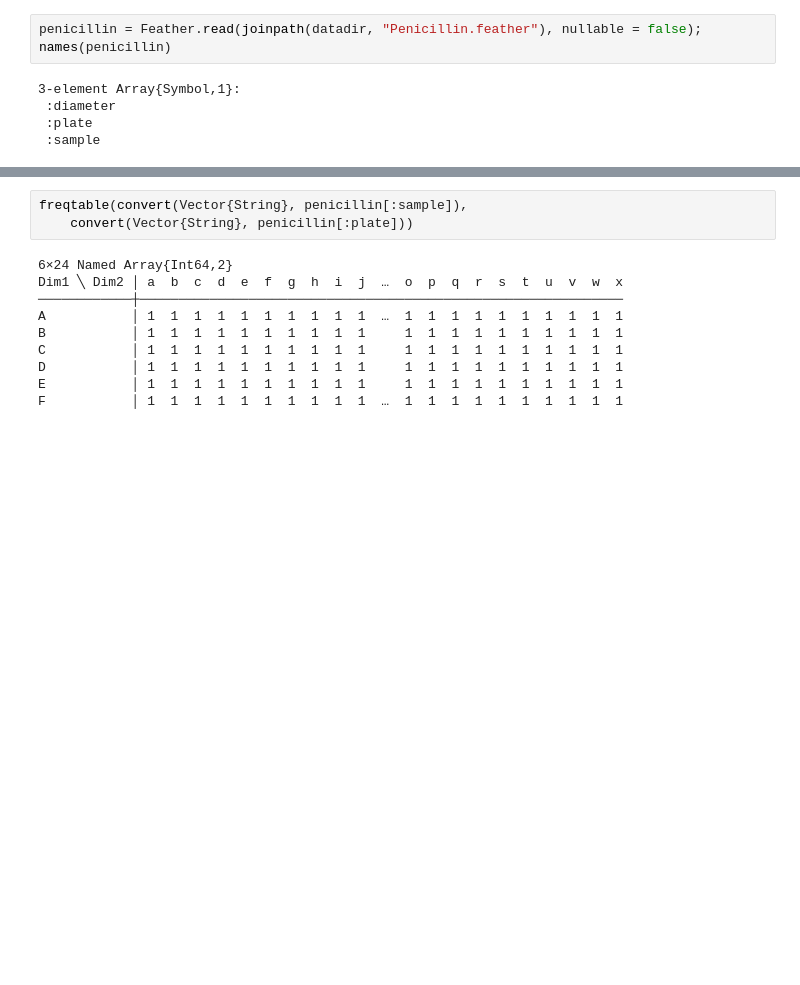
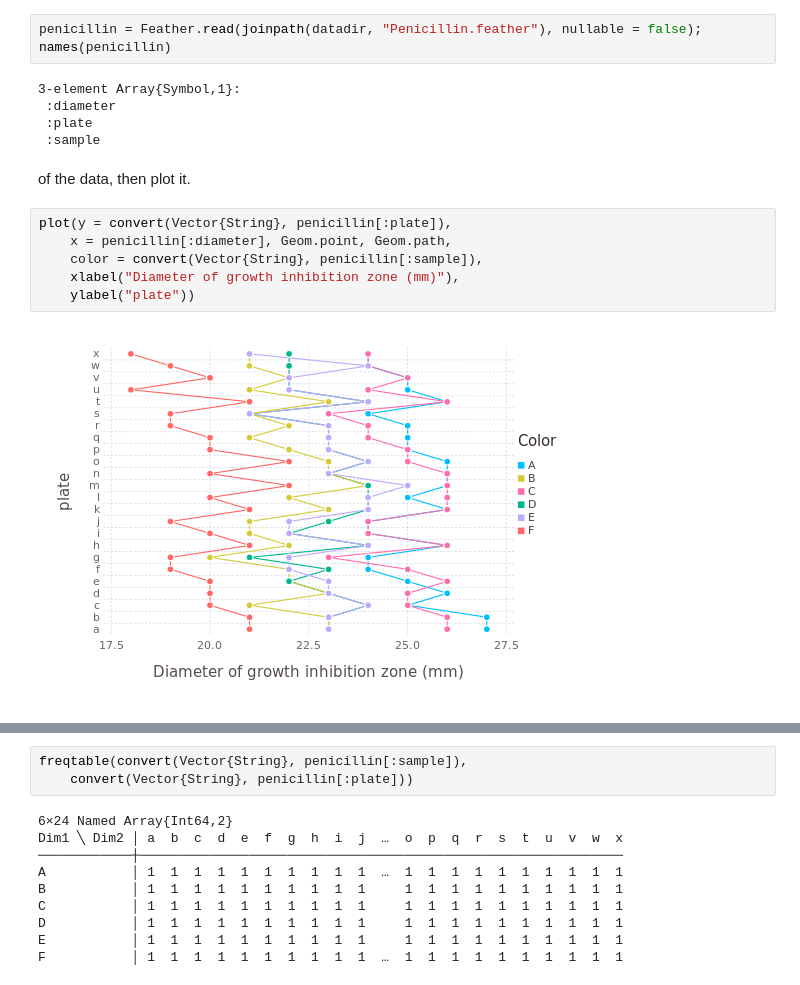
Before and after one commit to dmbates/MixedModelsinJulia, a Jupyter notebook: MultipleTerms.ipynb, the cells around one changed output, grey strips where cells are left out. Saved outputs shown, nothing was run; the diff lists cells and outputs as text; blank space fills up the shorter version.

```diff
--- a/MultipleTerms.ipynb
+++ b/MultipleTerms.ipynb
@@ -50,4 +49,14 @@ names(penicillin)
  :diameter
  :plate
  :sample
+# %% [markdown]
+of the data, then plot it.
+# %%
+plot(y = convert(Vector{String}, penicillin[:plate]),
+    x = penicillin[:diameter], Geom.point, Geom.path,
+    color = convert(Vector{String}, penicillin[:sample]),
+    xlabel("Diameter of growth inhibition zone (mm)"),
+    ylabel("plate"))
+# %% [output]
+[figure, added]
 # %% [markdown]
```
Also changed, not shown: parts of 22 cells of this notebook, 2 other files.
